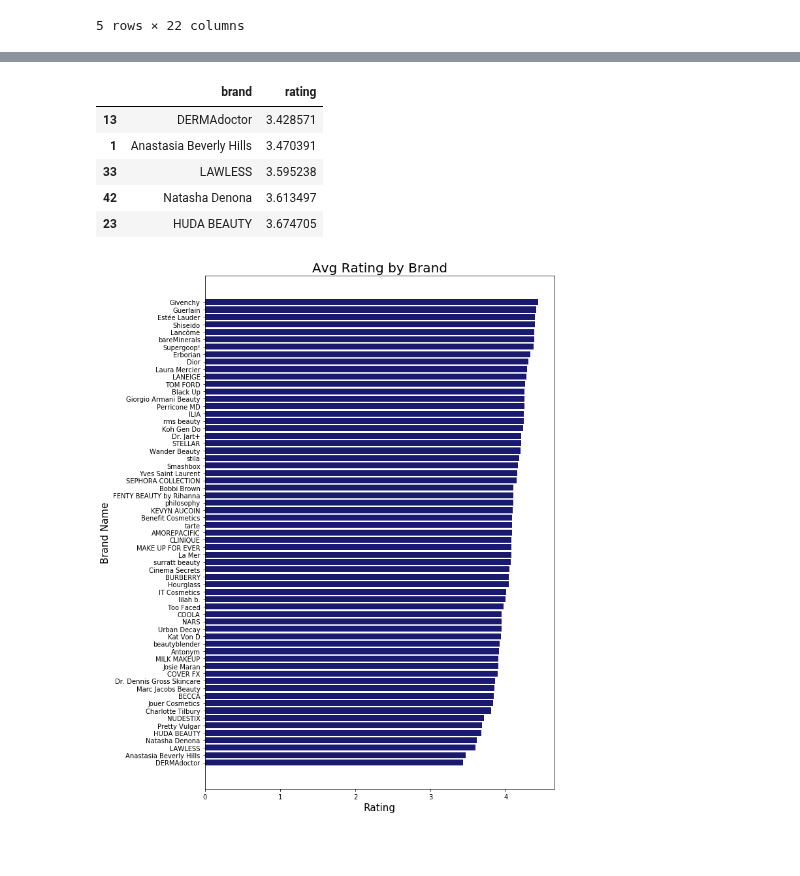
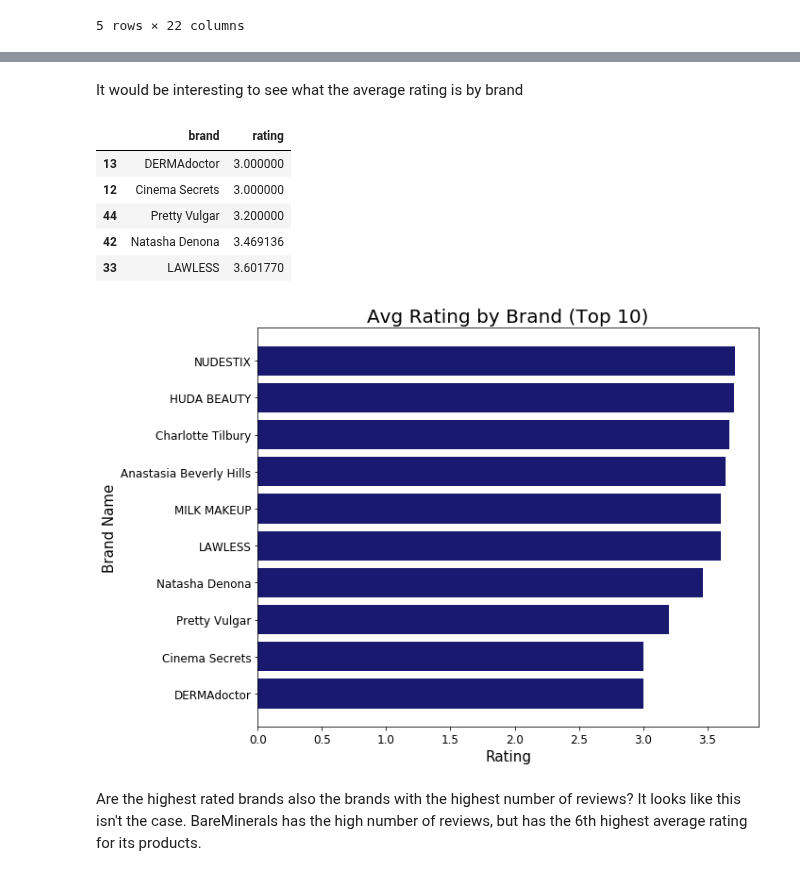
Before and after one commit to nicleong27/Beauty_Reviews, a Jupyter notebook: Sephora-EDA.ipynb, the cells around one changed output, grey strips where cells are left out. Drawn from its saved outputs; the diff is of its cells as text; code cells hidden in the pictures; blank space fills up the shorter version.

```diff
--- a/Sephora-EDA.ipynb
+++ b/Sephora-EDA.ipynb
@@ -246,4 +119,4 @@ df.head()
 # %%
-df_no_na = df.dropna(subset=['skin_concerns', 'skin_tone', 'skin_type'])
+df_no_na = df.dropna(subset=['skin_type', 'skin_concerns', 'skin_tone', 'eye_color'])
 df_no_na.shape
 # %% [output]
@@ -298,24 +152,0 @@ array(['$34.00', '$19.00 - $43.00', '$42.00 - $64.00', '$42.00',
-# %%
-# convert price column from string to float, replace any range prices with mean price
-df_no_na['price'] = df_no_na['price'].replace({'$19.00 - $43.00': '31.0'})
-df_no_na['price'] = df_no_na['price'].replace({'$42.00 - $64.00': '53.0'})
-df_no_na['price'] = df_no_na['price'].replace({'$15.00 - $38.00': '26.5'})
-df_no_na['price'] = df_no_na['price'].replace({'$24.00 - $45.00': '34.5'})
-df_no_na['price'] = df_no_na['price'].replace({'$14.00 - $37.00': '25.5'})
-df_no_na['price'] = df_no_na['price'].replace({'$15.00 - $60.00': '37.5'})
-df_no_na['price'] = df_no_na['price'].replace({'$15.00 - $28.00': '21.5'})
-df_no_na['price'] = df_no_na['price'].replace({'$50.00 - $52.00': '51.0'})
-df_no_na['price'] = df_no_na['price'].replace({'$10.00 - $29.00': '19.5'})
-df_no_na['price'] = df_no_na['price'].replace({'$20.00 - $36.00': '28.0'})
-df_no_na['price'] = df_no_na['price'].replace({'$22.00 - $60.00': '28.0'})
-df_no_na['price'] = df_no_na['price'].replace({'$20.00 - $36.00': '41.0'})
-df_no_na['price'] = df_no_na['price'].replace({'$47.00 - $49.00': '48.0'})
-df_no_na['price'] = df_no_na['price'].replace({'$45.00 - $50.00': '47.5'})
-df_no_na['price'] = df_no_na['price'].replace({'$42.00 - $43.00': '42.5'})
-df_no_na['price'] = df_no_na['price'].replace({'$18.00 - $35.00': '26.5'})
-
-
-df_no_na['price'] = df_no_na['price'].apply(lambda x: x.replace('$',''))
-df_no_na['price'] = df_no_na['price'].astype(float)
-
-type(df_no_na['price'].iloc[0])
@@ -341,25 +153,31 @@ numpy.float64
+# %% [markdown]
+It would be interesting to see what the average rating is by brand
 # %%
 # average brand ratings
-brand_ratings = df.groupby(['brand']).mean()['rating'].reset_index()
+brand_ratings = df_no_na.groupby(['brand']).mean()['rating'].reset_index()
 brand_ratings.sort_values('rating', inplace=True)
 brand_ratings.head()
 # %% [output]
 |  | brand | rating |
-| 13 | DERMAdoctor | 3.428571 |
-| 1 | Anastasia Beverly Hills | 3.470391 |
-| 33 | LAWLESS | 3.595238 |
-| 42 | Natasha Denona | 3.613497 |
-| 23 | HUDA BEAUTY | 3.674705 |
+| 13 | DERMAdoctor | 3.000000 |
+| 12 | Cinema Secrets | 3.000000 |
+| 44 | Pretty Vulgar | 3.200000 |
+| 42 | Natasha Denona | 3.469136 |
+| 33 | LAWLESS | 3.601770 |
 # %%
 # plot brand and rating to see which brands have higher ratings
-fig, ax = plt.subplots(figsize=(10,12))
+fig, ax = plt.subplots(figsize=(10,7))
 
-ax.barh(brand_ratings['brand'], brand_ratings['rating'], color='midnightblue')
-plt.title('Avg Rating by Brand', fontsize=20)
+ax.barh(brand_ratings['brand'][:10], brand_ratings['rating'][:10], color='midnightblue')
+plt.title('Avg Rating by Brand (Top 10)', fontsize=20)
 ax.set_xlabel('Rating', fontsize=15)
 ax.set_ylabel('Brand Name', fontsize=15)
+plt.xticks(fontsize=12)
+plt.yticks(fontsize=12)
 plt.tight_layout();
 # %% [output]
-[figure, old version]
+[figure, new version]
+# %% [markdown]
+Are the highest rated brands also the brands with the highest number of reviews? It looks like this isn't the case. BareMinerals has the high number of reviews, but has the 6th highest average rating for its products.
 # %%
 # number of reviews by brand
```
Also changed, not shown: parts of 44 cells of this notebook.
